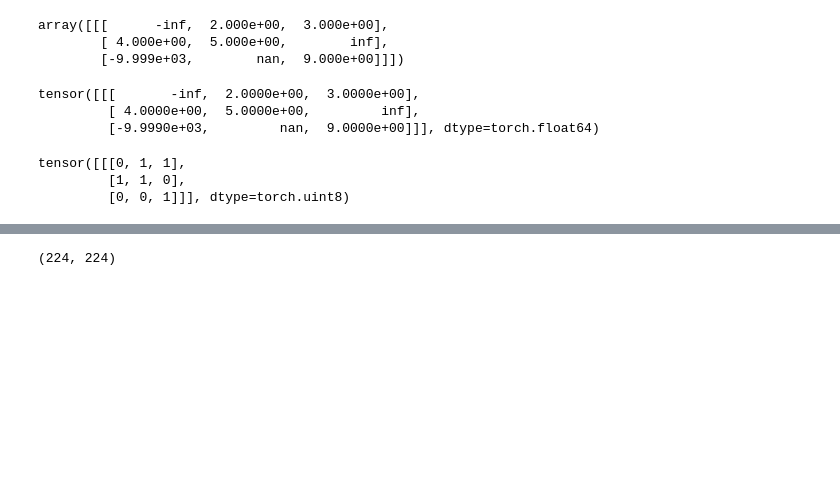
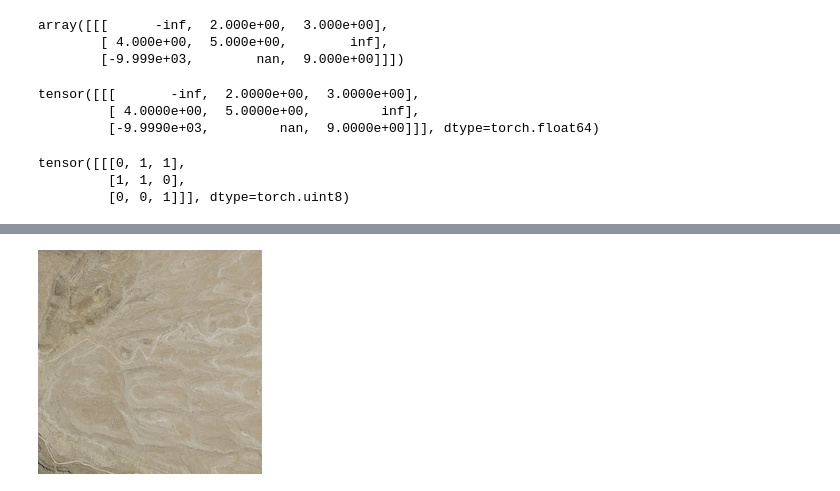
Before and after one commit to charlescohanlon/sarformer, a Jupyter notebook: notebooks/playground.ipynb, the cells around one changed output, grey strips where cells are left out. Cells and saved outputs as stored; diff of their text form; code cells hidden in the pictures; blank space fills up the shorter version.

```diff
--- a/notebooks/playground.ipynb
+++ b/notebooks/playground.ipynb
@@ -210,9 +303,4 @@ tensor([[[0, 1, 1],
 # %%
-from PIL import Image
-
-im = Image.open(
-    "/scratch/bdej/cohanlon/unsupervised/train/rgb/million-case/NAIP_90181.jpg"
-)
-im.size
+Image.open("/scratch/bdej/cohanlon/unsupervised/train/rgb/million-case/NAIP_8400.jpg")
 # %% [output]
-(224, 224)
+[figure, added]
```
Also changed, not shown: parts of 6 cells of this notebook, 5 other files.
